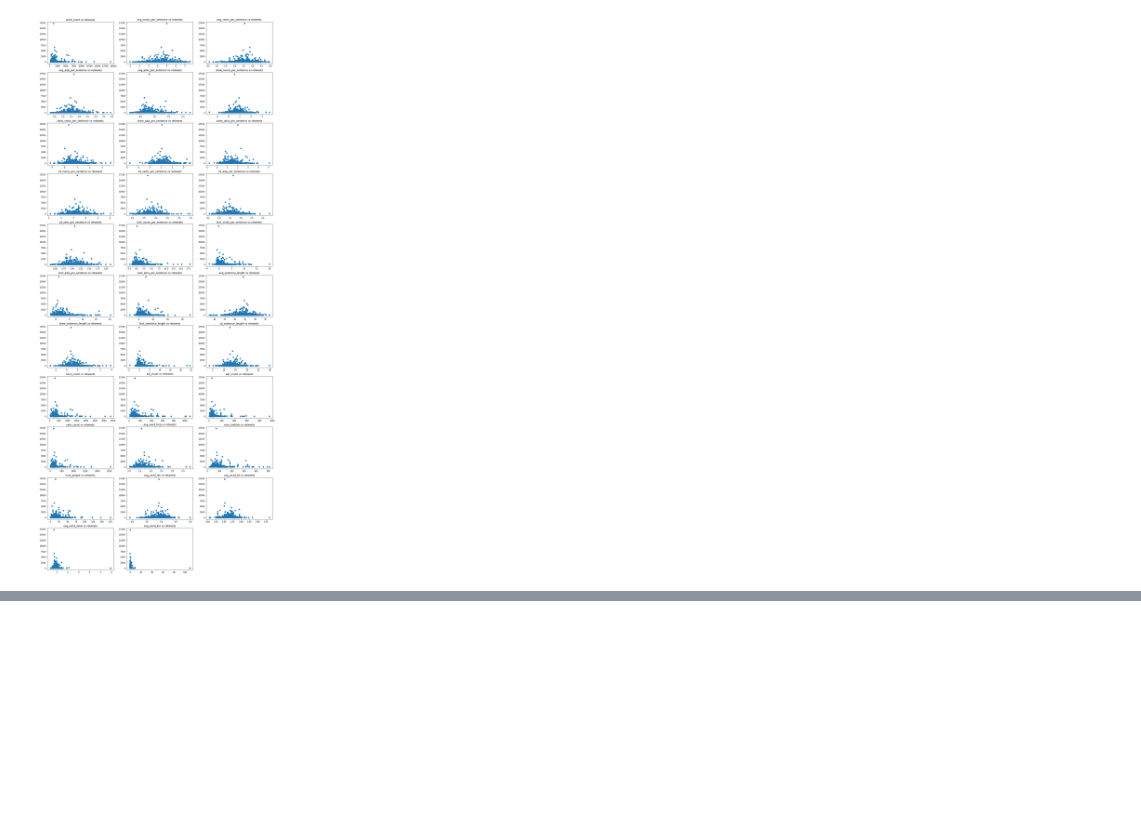
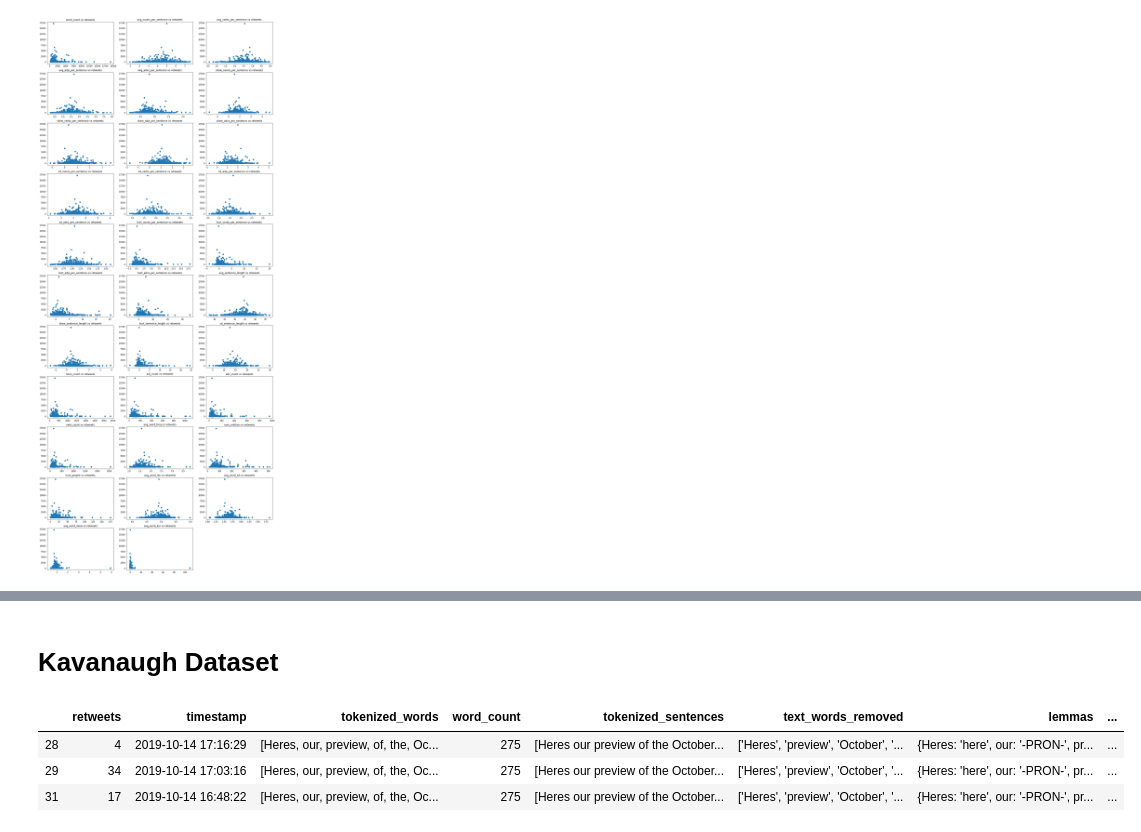
Before and after one commit to ruthlee/NYT_Analysis, a Jupyter notebook: notebooks/rbf_explorations.ipynb, the cells around one changed output, grey strips where cells are left out. Cells and saved outputs as stored; diff of their text form; code cells hidden in the pictures; blank space fills up the shorter version.

```diff
--- a/notebooks/rbf_explorations.ipynb
+++ b/notebooks/rbf_explorations.ipynb
@@ -328,0 +335,10 @@ get_complexity_plot(china, C_range, max_gamma, bag = True)
+# %% [markdown]
+# Kavanaugh Dataset
+# %%
+war = get_name(df, 'PERSON', 'Warren ')
+display(war[0:3])
+# %% [output]
+|  | retweets | timestamp | tokenized_words | word_count | tokenized_sentences | text_words_removed | lemmas | ... |
+| 28 | 4 | 2019-10-14 17:16:29 | [Heres, our, preview, of, the, Oc... | 275 | [Heres our preview of the October... | ['Heres', 'preview', 'October', '... | {Heres: 'here', our: '-PRON-', pr... | ... |
+| 29 | 34 | 2019-10-14 17:03:16 | [Heres, our, preview, of, the, Oc... | 275 | [Heres our preview of the October... | ['Heres', 'preview', 'October', '... | {Heres: 'here', our: '-PRON-', pr... | ... |
+| 31 | 17 | 2019-10-14 16:48:22 | [Heres, our, preview, of, the, Oc... | 275 | [Heres our preview of the October... | ['Heres', 'preview', 'October', '... | {Heres: 'here', our: '-PRON-', pr... | ... |
```
Also changed, not shown: parts of 4 cells of this notebook.
